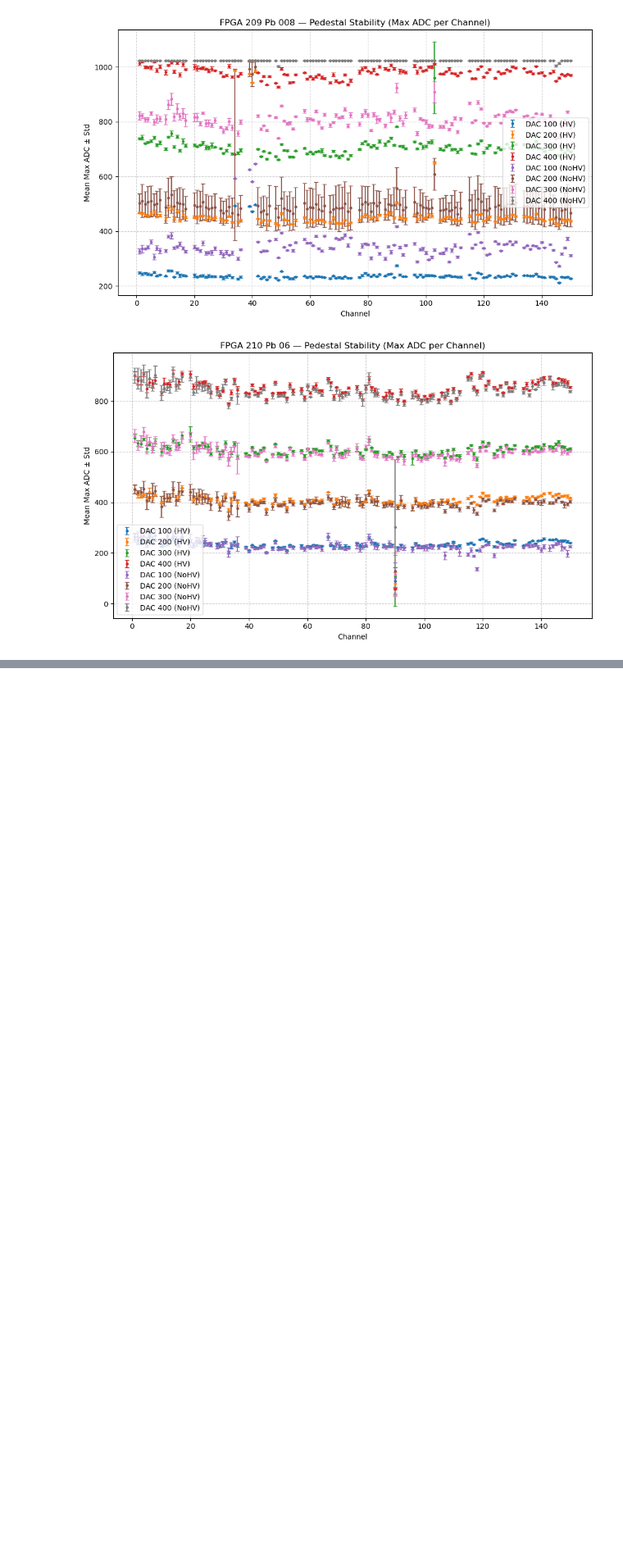
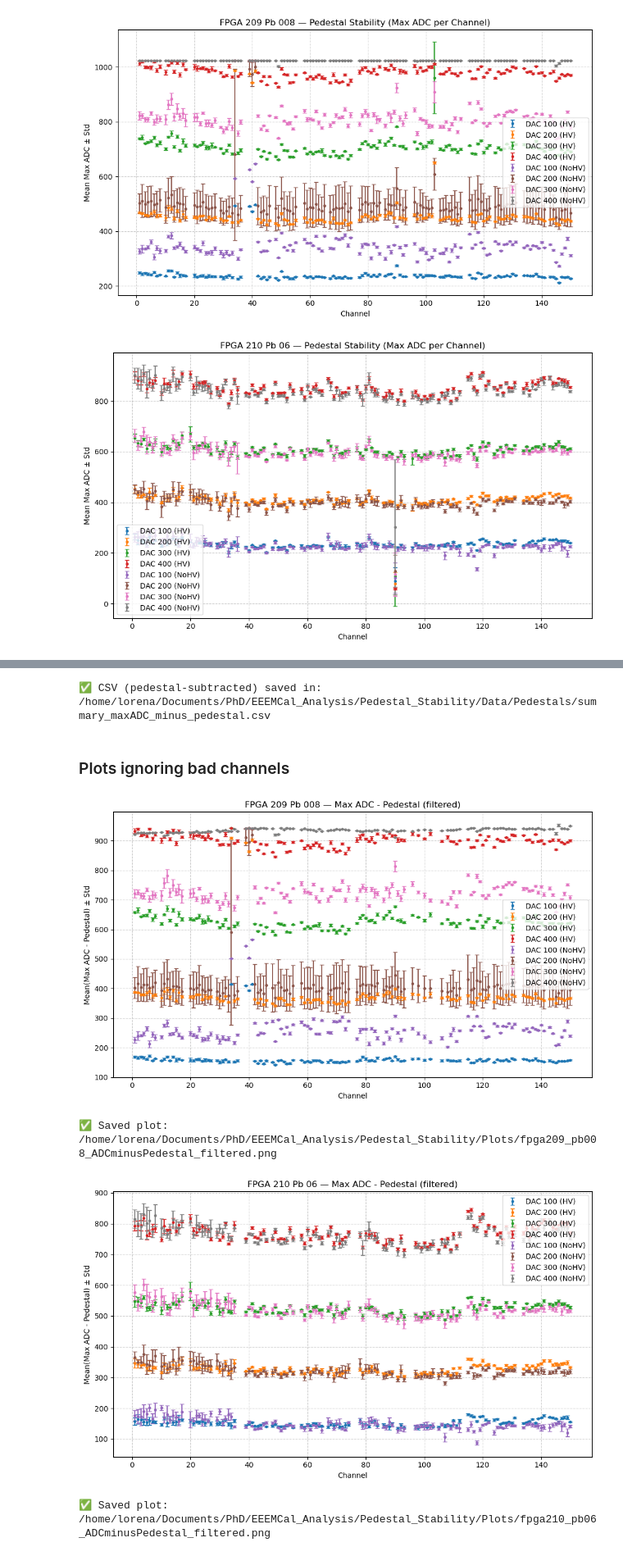
Before and after one commit to nlbucurur/EEEMCal_Analysis, a Jupyter notebook: Pedestal_Stability/AmplitudeAnalysis.ipynb, the cells around one changed output, grey strips where cells are left out. Shown at 82% size. Drawn from its saved outputs; the diff is of its cells as text; code cells hidden in the pictures; blank space fills up the shorter version.

```diff
--- a/Pedestal_Stability/AmplitudeAnalysis.ipynb
+++ b/Pedestal_Stability/AmplitudeAnalysis.ipynb
@@ -12,6 +12,10 @@ data_dir = Path("/home/lorena/Documents/PhD/EEEMCal_Analysis/Pedestal_Stability/
 dac_values = [100, 200, 300, 400]
 conditions = ["HV", "NoHV"]
 fpga_to_pb = {209: "008", 210: "06"}
+
+# Plots output directory
+plot_dir = Path("/home/lorena/Documents/PhD/EEEMCal_Analysis/Pedestal_Stability/Plots")
+plot_dir.mkdir(parents=True, exist_ok=True)
 # %%
 # channels to ignore
 dead_channels = {0, 37, 38, 75, 76, 113, 114, 151}
@@ -89,0 +182,55 @@ for fpga in fpga_to_pb.keys():
+# %%
+out_corr = Path("/home/lorena/Documents/PhD/EEEMCal_Analysis/Pedestal_Stability/Data/Pedestals/summary_maxADC_minus_pedestal.csv")
+cols = ["FPGA", "DAC", "Condition", "Channel", "mean", "std", "Pedestal", "mean_corr", "std_corr"]
+summary_with_ped[cols].sort_values(["FPGA","DAC","Condition","Channel"]).to_csv(out_corr, index=False)
+print(f"✅ CSV (pedestal-subtracted) saved in: {out_corr}")
+# %% [output]
+✅ CSV (pedestal-subtracted) saved in: /home/lorena/Documents/PhD/EEEMCal_Analysis/Pedestal_Stability/Data/Pedestals/summary_maxADC_minus_pedestal.csv
+# %% [markdown]
+### Plots ignoring bad channels
+# %%
+# Channels to ignore in the plots (not removed from data, only hidden)
+ignore_plot_channels = {
+    209: {105, 97, 107, 99, 101, 103},   # FPGA 209 / PB 008
+    210: {36, 77, 90, 96},                # FPGA 210 / PB 06
+}
+# %%
+def plot_fpga_ped_subtracted_filtered(summary_corr, fpga, fpga_to_pb, ignore_plot_channels):
+    plt.figure(figsize=(10,6))
+    subset = summary_corr[summary_corr["FPGA"] == fpga]
+
+    # Exclude channels listed for this FPGA (only for plotting)
+    subset = subset[~subset["Channel"].isin(ignore_plot_channels.get(fpga, set()))]
+
+    for cond in conditions:          # ["HV", "NoHV"]
+        for dac in dac_values:       # [100, 200, 300, 400]
+            sel = subset[(subset["DAC"] == dac) & (subset["Condition"] == cond)]
+            if sel.empty:
+                continue
+            plt.errorbar(
+                sel["Channel"], sel["mean_corr"], yerr=sel["std_corr"],
+                label=f"DAC {dac} ({cond})", fmt='.', capsize=3
+            )
+
+    plt.title(f"FPGA {fpga} Pb {fpga_to_pb[fpga]} — Max ADC - Pedestal (filtered)")
+    plt.xlabel("Channel")
+    plt.ylabel("Mean(Max ADC - Pedestal) ± Std")
+    plt.grid(True, linestyle="--", alpha=0.6)
+    plt.legend()
+    plt.tight_layout()
+
+    # === Save plot ===
+    filename = f"fpga{fpga}_pb{fpga_to_pb[fpga]}_ADCminusPedestal_filtered.png"
+    out_path = plot_dir / filename
+    plt.savefig(out_path, dpi=300)
+    plt.show()
+    plt.close()
+    print(f"✅ Saved plot: {out_path}")
+# %%
+for fpga in fpga_to_pb.keys():
+    plot_fpga_ped_subtracted_filtered(summary_with_ped, fpga, fpga_to_pb, ignore_plot_channels)
+# %% [output]
+[figure, added]
+✅ Saved plot: /home/lorena/Documents/PhD/EEEMCal_Analysis/Pedestal_Stability/Plots/fpga209_pb008_ADCminusPedestal_filtered.png
+[figure, added]
+✅ Saved plot: /home/lorena/Documents/PhD/EEEMCal_Analysis/Pedestal_Stability/Plots/fpga210_pb06_ADCminusPedestal_filtered.png
```
Also changed, not shown: parts of 5 cells of this notebook, 9 other files.
